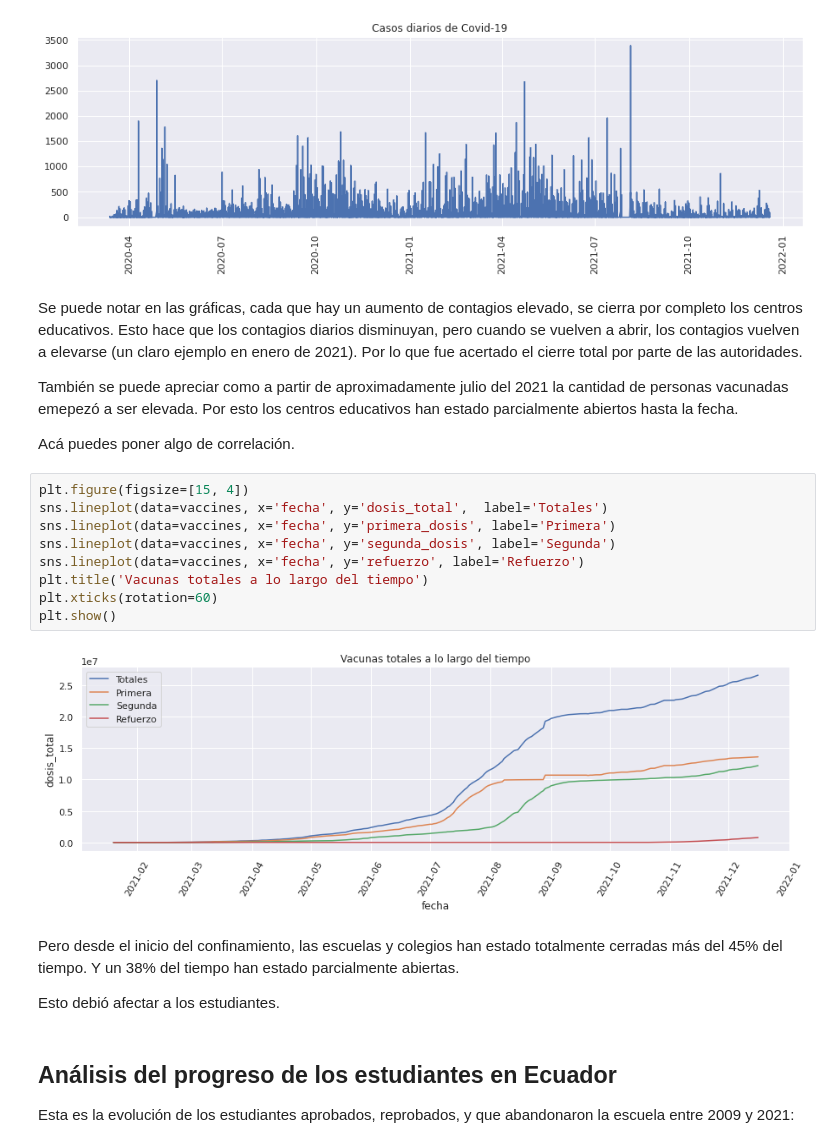
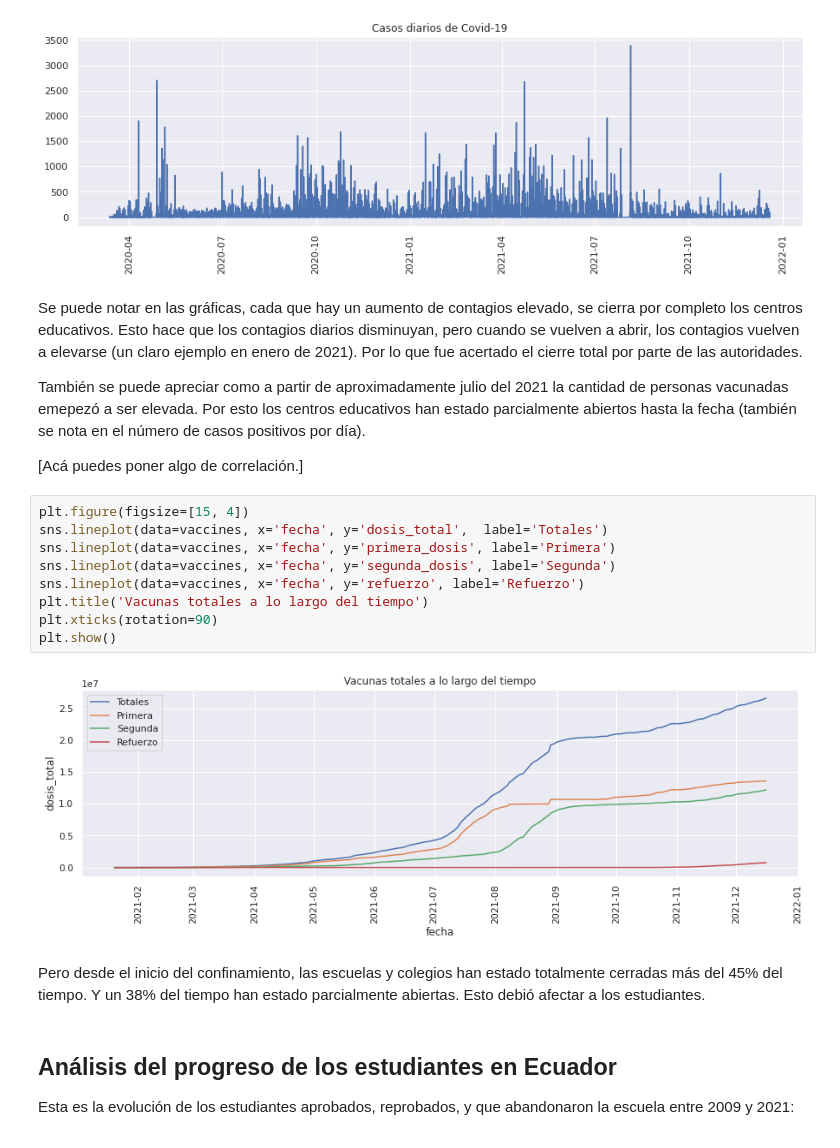
Before and after one commit to anthonymanotoa/covid-ec, a Jupyter notebook: notebooks/3.1-analisis.ipynb, the cells around one changed output. Drawn from its saved outputs; the diff is of its cells as text.

```diff
--- a/notebooks/3.1-analisis.ipynb
+++ b/notebooks/3.1-analisis.ipynb
@@ -60,24 +60,22 @@ plt.show()
 # %% [markdown]
 Se puede notar en las gráficas, cada que hay un aumento de contagios elevado, se cierra por completo los centros educativos. Esto hace que los contagios diarios disminuyan, pero cuando se vuelven a abrir, los contagios vuelven a elevarse (un claro ejemplo en enero de 2021). Por lo que fue acertado el cierre total por parte de las autoridades.
 
-También se puede apreciar como a partir de aproximadamente julio del 2021 la cantidad de personas vacunadas emepezó a ser elevada. Por esto los centros educativos han estado parcialmente abiertos hasta la fecha.
+También se puede apreciar como a partir de aproximadamente julio del 2021 la cantidad de personas vacunadas emepezó a ser elevada. Por esto los centros educativos han estado parcialmente abiertos hasta la fecha (también se nota en el número de casos positivos por día).
 
-Acá puedes poner algo de correlación.
+[Acá puedes poner algo de correlación.]
 # %%
 plt.figure(figsize=[15, 4])
 sns.lineplot(data=vaccines, x='fecha', y='dosis_total',  label='Totales')
 sns.lineplot(data=vaccines, x='fecha', y='primera_dosis', label='Primera')
 sns.lineplot(data=vaccines, x='fecha', y='segunda_dosis', label='Segunda')
 sns.lineplot(data=vaccines, x='fecha', y='refuerzo', label='Refuerzo')
 plt.title('Vacunas totales a lo largo del tiempo')
-plt.xticks(rotation=60)
+plt.xticks(rotation=90)
 plt.show()
 # %% [output]
-[figure, old version]
+[figure, new version]
 # %% [markdown]
-Pero desde el inicio del confinamiento, las escuelas y colegios han estado totalmente cerradas más del 45% del tiempo. Y un 38% del tiempo han estado parcialmente abiertas.
-
-Esto debió afectar a los estudiantes.
+Pero desde el inicio del confinamiento, las escuelas y colegios han estado totalmente cerradas más del 45% del tiempo. Y un 38% del tiempo han estado parcialmente abiertas. Esto debió afectar a los estudiantes.
 # %% [markdown]
 ## Análisis del progreso de los estudiantes en Ecuador
 
```
Also changed, not shown: parts of 9 cells of this notebook, 1 other file.
